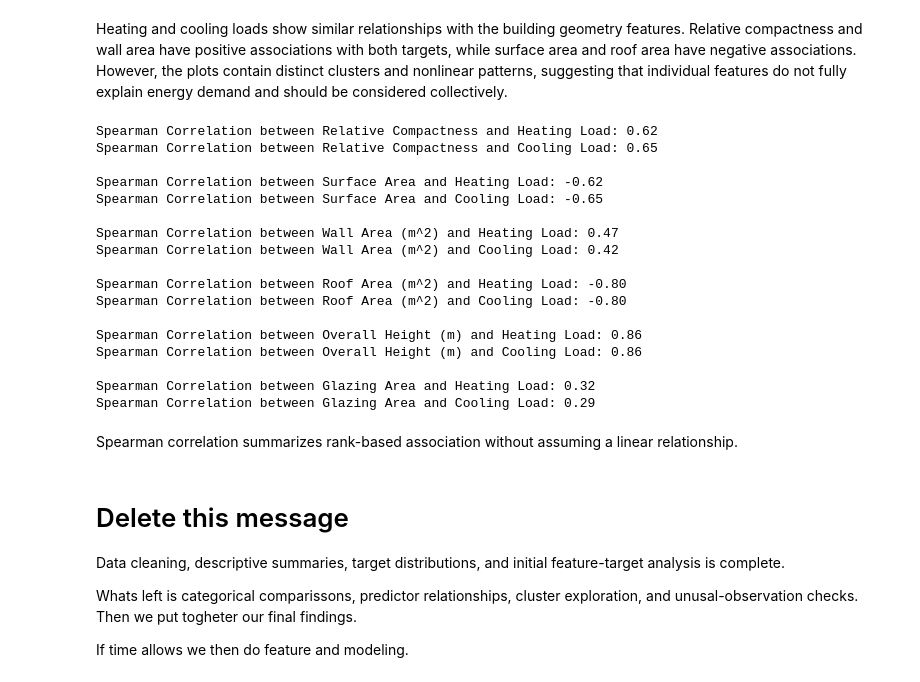
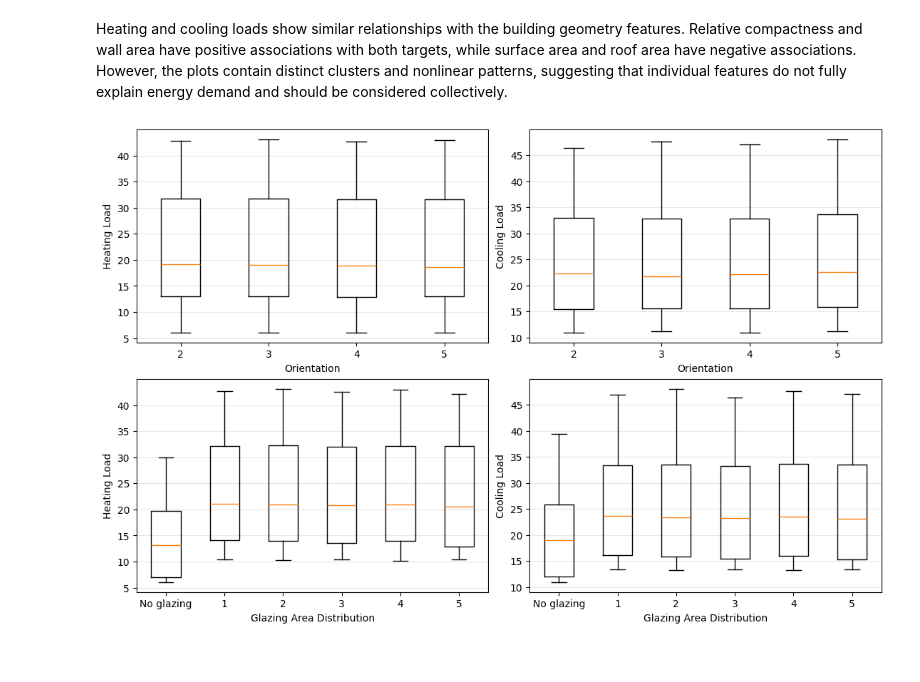
Before and after one commit to Ahmed-Honorbound/DS_Final_Project, a Jupyter notebook: processing.ipynb, the cells around one changed output. Drawn from its saved outputs; the diff is of its cells as text; code cells hidden in the pictures.

Commit message:
Polished EDA and Cleaned Modeling

```diff
--- a/processing.ipynb
+++ b/processing.ipynb
@@ -200,37 +205,31 @@ plt.show()
 # %% [markdown]
 Heating and cooling loads show similar relationships with the building geometry features. Relative compactness and wall area have positive associations with both targets, while surface area and roof area have negative associations. However, the plots contain distinct clusters and nonlinear patterns, suggesting that individual features do not fully explain energy demand and should be considered collectively.
-# %%
-#Correlation matrix for all features and targets
-for feature in features:
-    if feature in ['Orientation', 'Glazing Area Distribution']:
-        continue
-    print(f'Spearman Correlation between {feature} and {targets[0]}: {df[[feature,targets[0]]].corr(method="spearman").iloc[0,1]:.2f}')
-    print(f'Spearman Correlation between {feature} and {targets[1]}: {df[[feature,targets[1]]].corr(method="spearman").iloc[0,1]:.2f}\n')
-# %% [output]
-Spearman Correlation between Relative Compactness and Heating Load: 0.62
-Spearman Correlation between Relative Compactness and Cooling Load: 0.65
-
-Spearman Correlation between Surface Area and Heating Load: -0.62
-Spearman Correlation between Surface Area and Cooling Load: -0.65
-
-Spearman Correlation between Wall Area (m^2) and Heating Load: 0.47
-Spearman Correlation between Wall Area (m^2) and Cooling Load: 0.42
-
-Spearman Correlation between Roof Area (m^2) and Heating Load: -0.80
-Spearman Correlation between Roof Area (m^2) and Cooling Load: -0.80
-
-Spearman Correlation between Overall Height (m) and Heating Load: 0.86
-Spearman Correlation between Overall Height (m) and Cooling Load: 0.86
-
-Spearman Correlation between Glazing Area and Heating Load: 0.32
-Spearman Correlation between Glazing Area and Cooling Load: 0.29
-# %% [markdown]
-Spearman correlation summarizes rank-based association without assuming a linear relationship.
-# %% [markdown]
-# Delete this message
-
-Data cleaning, descriptive summaries, target distributions, and initial feature-target analysis is complete.
-
-Whats left is categorical comparissons, predictor relationships, cluster exploration, and unusal-observation checks. Then we put togheter our final findings.
-
-If time allows we then do feature and modeling.
+# %%
+categorical_features = ["Orientation", "Glazing Area Distribution"]
+targets = ["Heating Load", "Cooling Load"]
+
+fig, axes = plt.subplots(
+    len(categorical_features), len(targets),
+    figsize=(11, 7),
+    sharey="col",
+    constrained_layout=True,
+)
+
+for row, feature in enumerate(categorical_features):
+    groups = list(df.groupby(feature, observed=True))
+    labels = [
+        "No glazing" if feature == "Glazing Area Distribution" and category == 0
+        else f"{category:g}"
+        for category, _ in groups
+    ]
+    for col, target in enumerate(targets):
+        ax = axes[row, col]
+        ax.boxplot([designs[target] for _, designs in groups])
+        ax.set_xticks(range(1, len(labels) + 1), labels)
+        ax.set_xlabel(feature)
+        ax.set_ylabel(target)
+        ax.grid(axis="y", alpha=0.3)
+
+plt.show()
+# %% [output]
+[figure, added]
```
Also changed, not shown: parts of 10 cells of this notebook, 2 other files.
